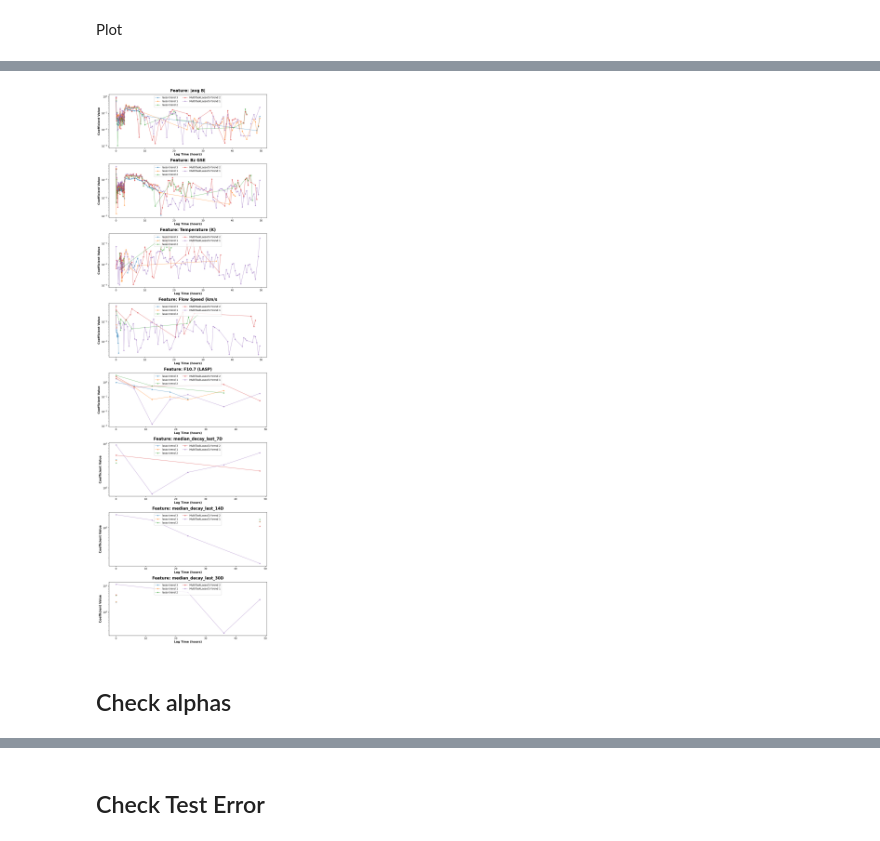
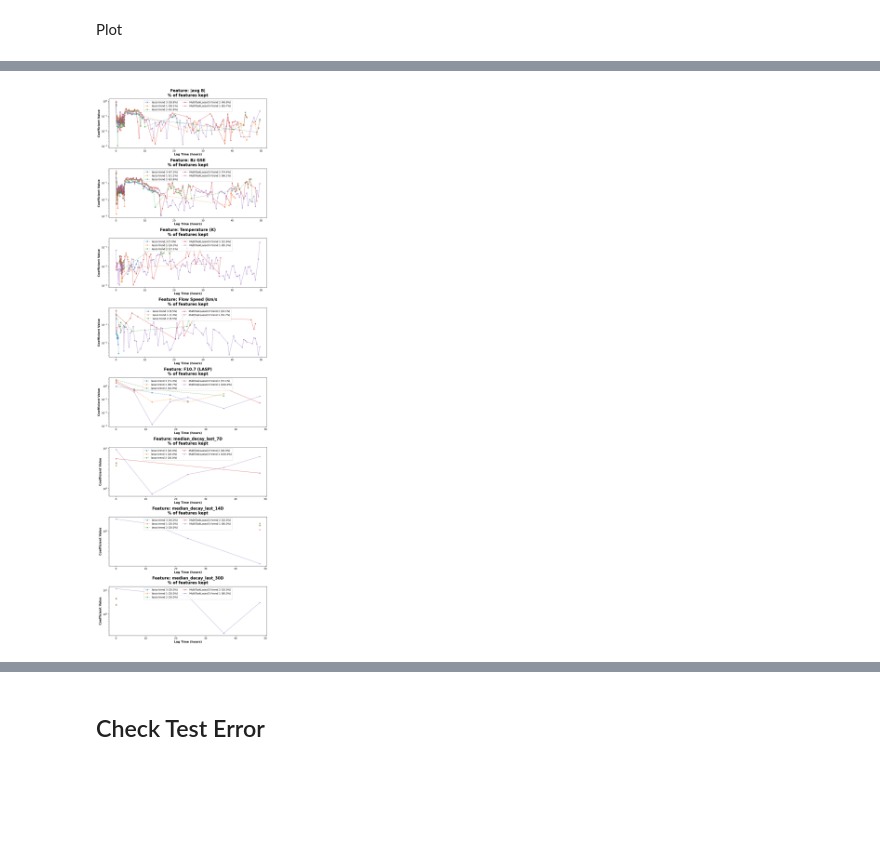
Before and after one commit to David-Student-Bern/MT, a Jupyter notebook: Analysis/modeling/compare_models.ipynb, the cells around one changed output, grey strips where cells are left out. Drawn from its saved outputs; the diff is of its cells as text; code cells hidden in the pictures; blank space fills up the shorter version.

```diff
--- a/Analysis/modeling/compare_models.ipynb
+++ b/Analysis/modeling/compare_models.ipynb
@@ -177,6 +176,7 @@ for model_type, targets in models.items():
 # reset index to have feature as a column (optional)
 coef_df = coef_df.reset_index().rename(columns={"index": "feature"})
 unique_models = []
+alphas = []
 
 # create new dataframe with sorted names
 sorted_coef_df = coef_df.copy()
@@ -187,6 +187,16 @@ for model_type, targets in models.items():
             # skip models without coefficients
             if not hasattr(model, "coef_"):
                 continue
+
+            if hasattr(model, "alpha_"):
+                alpha = model.alpha_
+                alphas.append(alpha)
+            elif hasattr(model, "alpha"):
+                alpha = model.alpha
+                alphas.append(alpha)
+            else:
+                alpha = None
+                alphas.append(alpha)
 
             col_name = f"coeff_{model_type}_{target}_{number}"
             unique_models.append(f"{model_type}_{target}_{number}")
@@ -209,6 +219,13 @@ coef_df[["feature", "lag"]] = (
 coef_df['lag_time'] = coef_df['lag'].astype(int) * stepsize
 # %% [markdown]
 Plot
+# %%
+def parse_model_name(model_name: str):
+    """
+    Parse model name of the form: model_type_target_No
+    """
+    model_type, target, No = model_name.rsplit("_", 2)
+    return model_type, target, int(No)
 # %%
 lag_config_trend = {
     "|avg B|": 129,
@@ -307,35 +333,51 @@ fig, axs = plt.subplots(len(unique_features), 1, figsize=(10, 4 * len(unique_fea
 for i, feature in enumerate(unique_features):
     ax = axs[i] if len(unique_features) > 1 else axs
     feature_coefs = coef_df[coef_df['feature'] == feature]
 
     for model in unique_models:
         label_name = model.replace('_', ' ')
         col_name = f"coeff_{model}"
         coefs = feature_coefs[['lag_time', col_name]]
+        total_length = len(coefs)
         # only include coef values grater than 1e-3
         coefs = coefs[coefs[col_name].abs() > 1e-3].sort_values(by='lag_time')
+        # percentage of coefs kept
+        percentage_kept = len(coefs) / total_length * 100
+        label_name += f" ({percentage_kept:.1f}%)"
+
+        model_type, target, number = parse_model_name(model)
+        # change marker shape based on model type
+        if model_type == 'MultiTaskLassoCV':
+            linestyle = '-'
+            marker = 'o'
+        elif model_type == 'lasso':
+            linestyle = '--'
+            marker = 's'
+        else:
+            linestyle = ':'
+            marker = '^'
+
         ax.plot(
             coefs['lag_time'],
             abs(coefs[col_name]),
-            marker='o',
+            marker=marker,
+            ls=linestyle,
             ms=4,
             alpha = 0.5,
             label=label_name
         )
 
-    ax.set_title(f'Feature: {feature}')
+    ax.set_title(f'Feature: {feature}\n% of features kept')
     ax.set_xlabel('Lag Time (hours)')
     ax.set_ylabel('Coefficient Value')
     ax.set_yscale('log')
     ax.legend(loc='upper center', ncol = 2)
 # plot legend outside of plots
 # handles, labels = ax.get_legend_handles_labels()
 # by_label = dict(zip(labels, handles))
 # fig.legend(by_label.values(), by_label.keys(), loc='upper center', ncol=3)
 # plt.xlabel('Lag Time (hours)')
 plt.tight_layout()
 plt.show()
 # %% [output]
-[figure, old version]
+[figure, new version]
-# %% [markdown]
-## Check alphas
```
Also changed, not shown: parts of 12 cells of this notebook, 1 other file.
